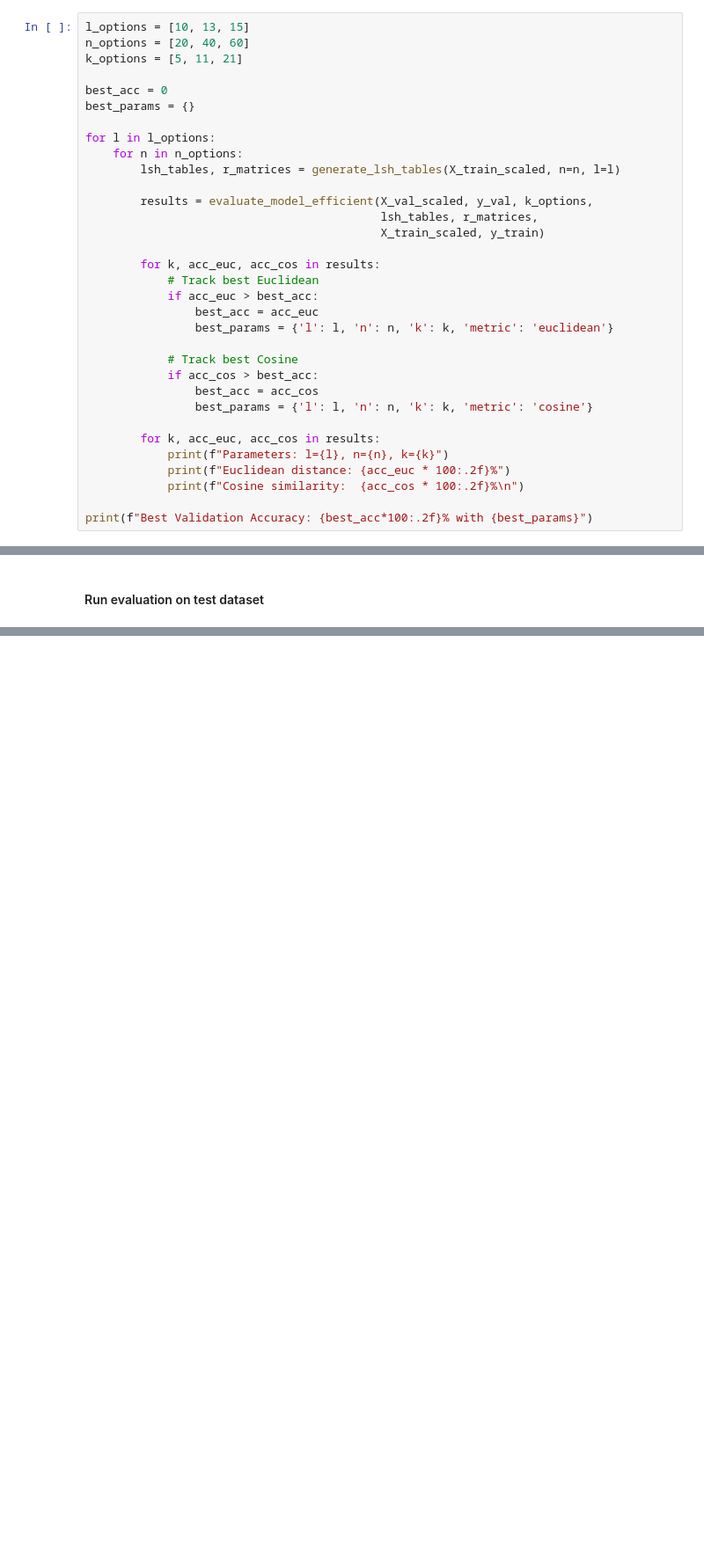
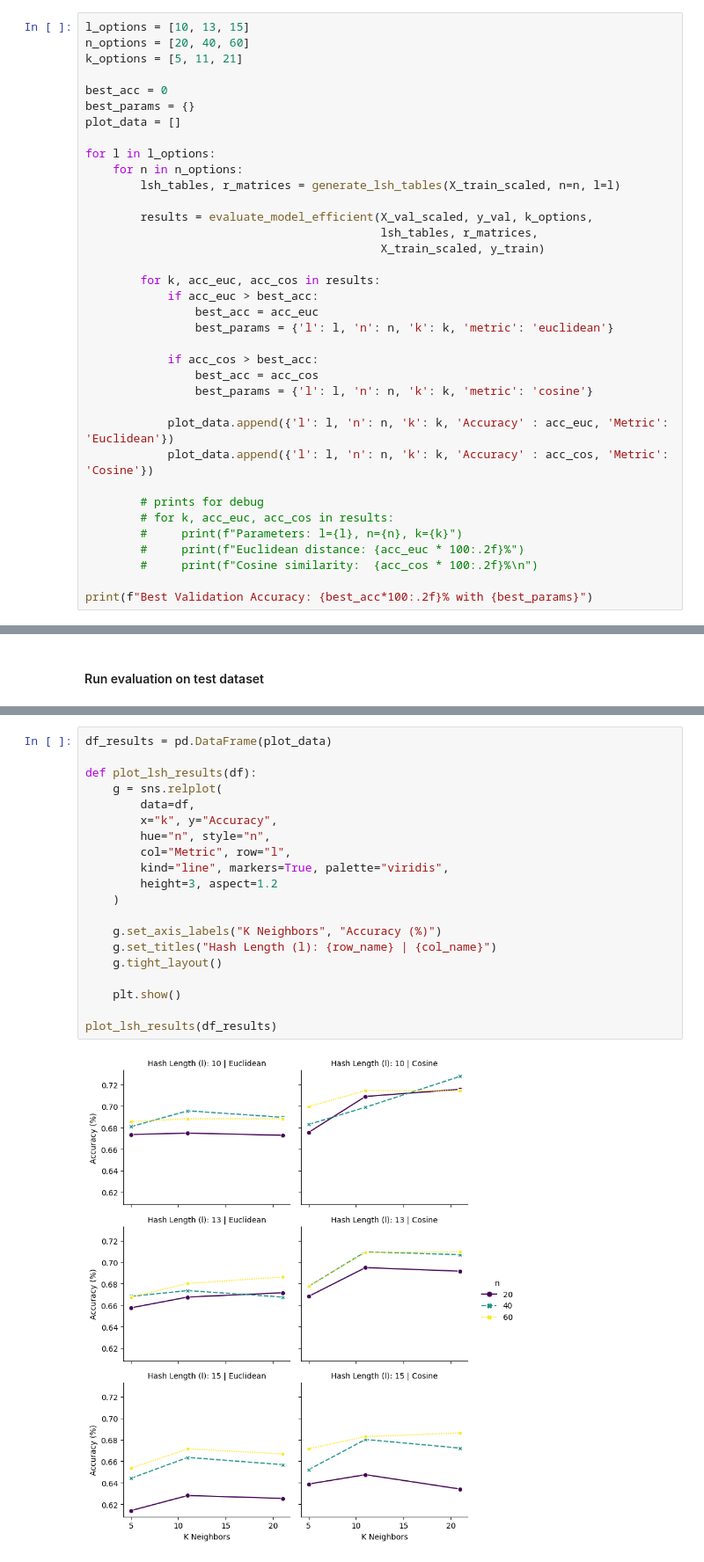
Before and after one commit to mandelbrotinka/MMD, a Jupyter notebook: group07.ipynb, the cells around one changed output, grey strips where cells are left out. Shown at 88% size. Drawn from its saved outputs; the diff is of its cells as text; blank space fills up the shorter version.

Commit message:
diagrams to see best accuracy

```diff
--- a/group07.ipynb
+++ b/group07.ipynb
@@ -391,6 +352,7 @@ k_options = [5, 11, 21]
 
 best_acc = 0
 best_params = {}
+plot_data = []
 
 for l in l_options:
     for n in n_options:
@@ -401,20 +363,22 @@ for l in l_options:
                                            X_train_scaled, y_train)
 
         for k, acc_euc, acc_cos in results:
-            # Track best Euclidean
             if acc_euc > best_acc:
                 best_acc = acc_euc
                 best_params = {'l': l, 'n': n, 'k': k, 'metric': 'euclidean'}
 
-            # Track best Cosine
             if acc_cos > best_acc:
                 best_acc = acc_cos
                 best_params = {'l': l, 'n': n, 'k': k, 'metric': 'cosine'}
 
-        for k, acc_euc, acc_cos in results:
-            print(f"Parameters: l={l}, n={n}, k={k}")
-            print(f"Euclidean distance: {acc_euc * 100:.2f}%")
-            print(f"Cosine similarity:  {acc_cos * 100:.2f}%\n")
+            plot_data.append({'l': l, 'n': n, 'k': k, 'Accuracy' : acc_euc, 'Metric': 'Euclidean'})
+            plot_data.append({'l': l, 'n': n, 'k': k, 'Accuracy' : acc_cos, 'Metric': 'Cosine'})
+
+        # prints for debug
+        # for k, acc_euc, acc_cos in results:
+        #     print(f"Parameters: l={l}, n={n}, k={k}")
+        #     print(f"Euclidean distance: {acc_euc * 100:.2f}%")
+        #     print(f"Cosine similarity:  {acc_cos * 100:.2f}%\n")
 
 print(f"Best Validation Accuracy: {best_acc*100:.2f}% with {best_params}")
 # %% [output]
@@ -461,0 +412,22 @@ Final Accuracy on Test Set: 69.97%
+# %%
+df_results = pd.DataFrame(plot_data)
+
+def plot_lsh_results(df):
+    g = sns.relplot(
+        data=df,
+        x="k", y="Accuracy",
+        hue="n", style="n",
+        col="Metric", row="l",
+        kind="line", markers=True, palette="viridis",
+        height=3, aspect=1.2
+    )
+
+    g.set_axis_labels("K Neighbors", "Accuracy (%)")
+    g.set_titles("Hash Length (l): {row_name} | {col_name}")
+    g.tight_layout()
+
+    plt.show()
+
+plot_lsh_results(df_results)
+# %% [output]
+[figure, added]
```
Also changed, not shown: parts of 7 cells of this notebook.
